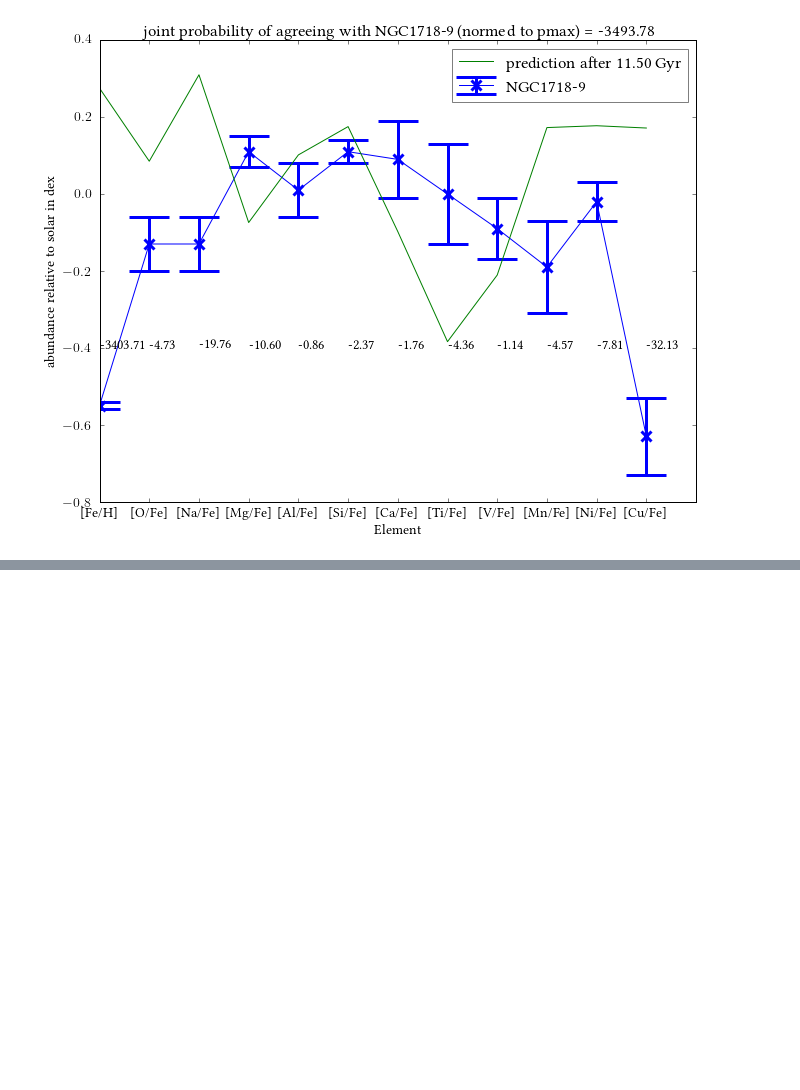
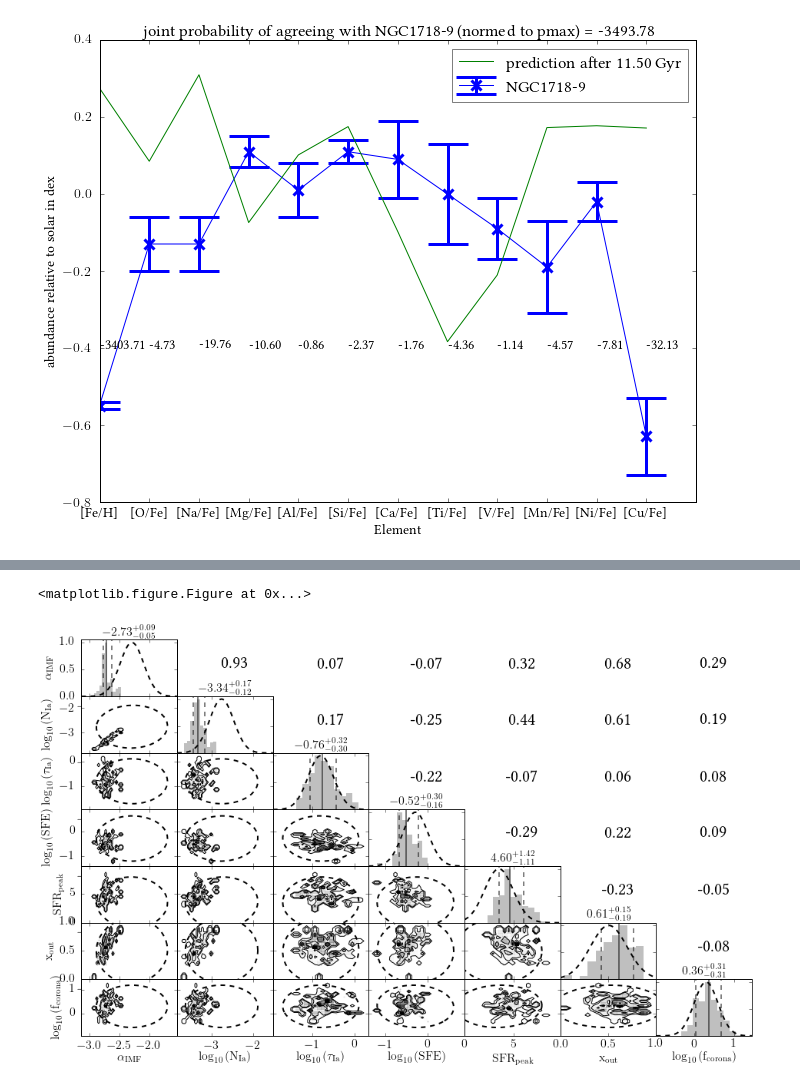
Before and after one commit to jan-rybizki/Chempy, a Jupyter notebook: tutorials/6-Bayesian_inference_with_MCMC.ipynb, the cells around one changed output, grey strips where cells are left out. Saved outputs shown, nothing was run; the diff lists cells and outputs as text; code cells hidden in the pictures; blank space fills up the shorter version.

Commit message:
wildcard tutorial

```diff
--- a/tutorials/6-Bayesian_inference_with_MCMC.ipynb
+++ b/tutorials/6-Bayesian_inference_with_MCMC.ipynb
@@ -176,4 +202,7 @@ restructure_chain('mcmc/', parameter_names)
 # %%
 # Corner plot of the posterior distribution in comparison to the Prior
 
-plot_mcmc_chain('mcmc/', use_scale = True)
+plot_mcmc_chain('mcmc_wildcard/', use_scale = True)
+# %% [output]
+<matplotlib.figure.Figure at 0x...>
+[figure, added]
```
Also changed, not shown: parts of 7 cells of this notebook, 6 other files.
